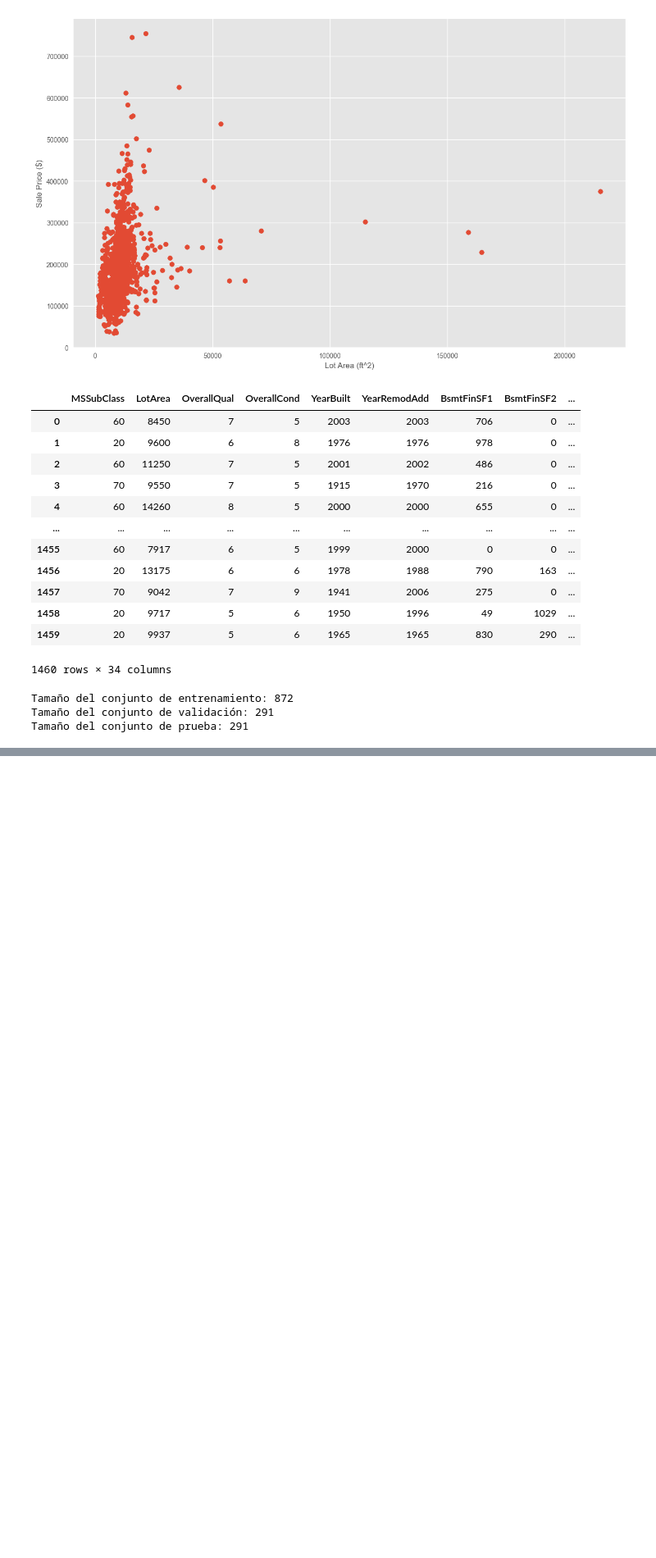
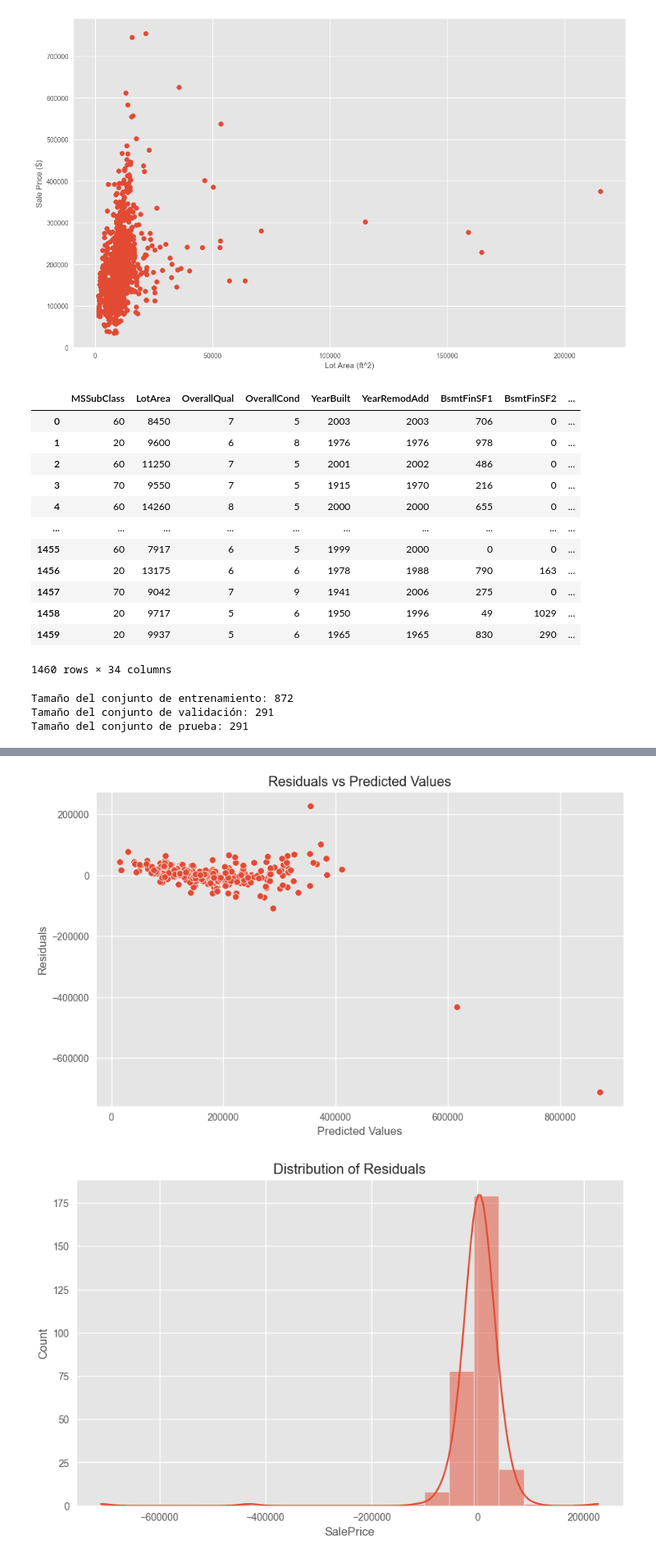
Before and after one commit to estebandonis/HT3-MineriadeDatos, a Jupyter notebook: lab3.ipynb, the cells around one changed output, grey strips where cells are left out. Shown at 82% size. Cells and saved outputs as stored; diff of their text form; code cells hidden in the pictures; blank space fills up the shorter version.

```diff
--- a/lab3.ipynb
+++ b/lab3.ipynb
@@ -240,3 +339,33 @@ strong multicollinearity or other numerical problems.
+# %%
+# Entrenar el modelo Lasso
+lasso = Lasso(alpha=0.1)
+lasso.fit(X_train, y_train)
+
+# Hacer predicciones
+predictions_train = lasso.predict(X_train)
+predictions_val = lasso.predict(X_val)
+
+# Calcular los residuos
+residuals_train = y_train - predictions_train
+residuals_val = y_val - predictions_val
+
+# Graficar los residuos
+# Graficar los residuos
+plt.figure(figsize=(10, 6))
+sns.scatterplot(x=predictions_val, y=residuals_val)
+plt.xlabel('Predicted Values')
+plt.ylabel('Residuals')
+plt.title('Residuals vs Predicted Values')
+plt.show()
+
+# Histograma de los residuos
+plt.figure(figsize=(10, 6))
+sns.histplot(residuals_val, bins=20, kde=True)
+plt.title('Distribution of Residuals')
+plt.show()
+# %% [output]
+[figure, added]
+[figure, added]
 # %%
 #Pregunta 9
 import pandas as pd
```
Also changed, not shown: parts of 9 cells of this notebook.
